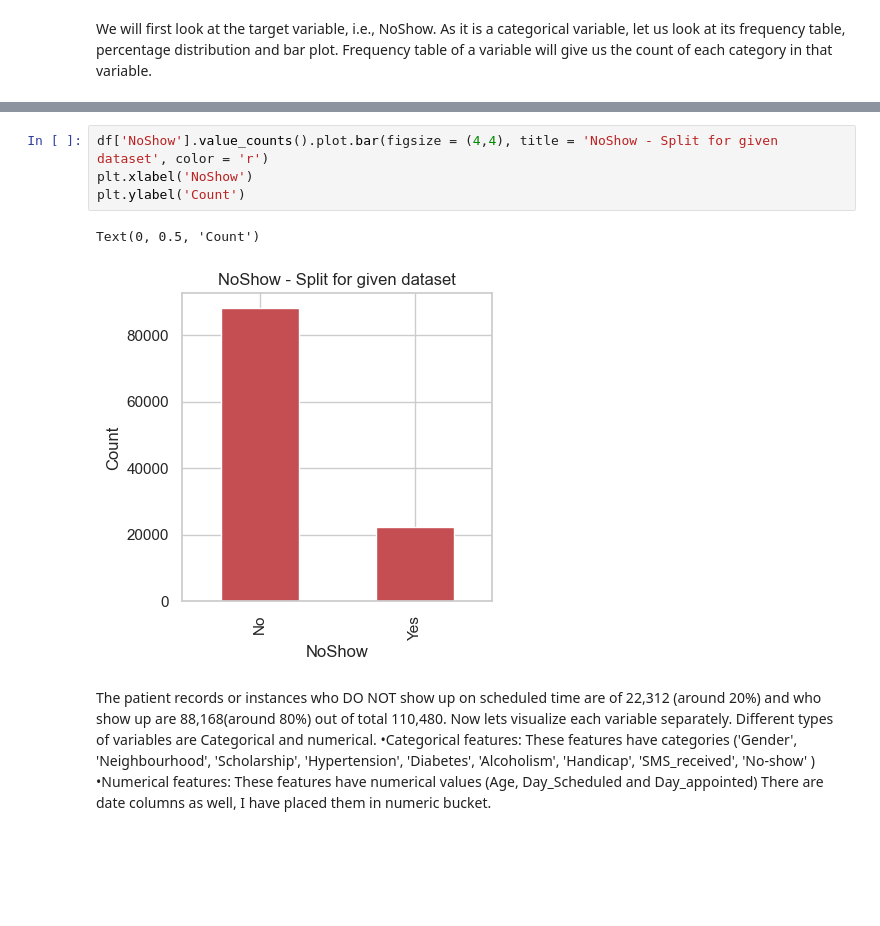
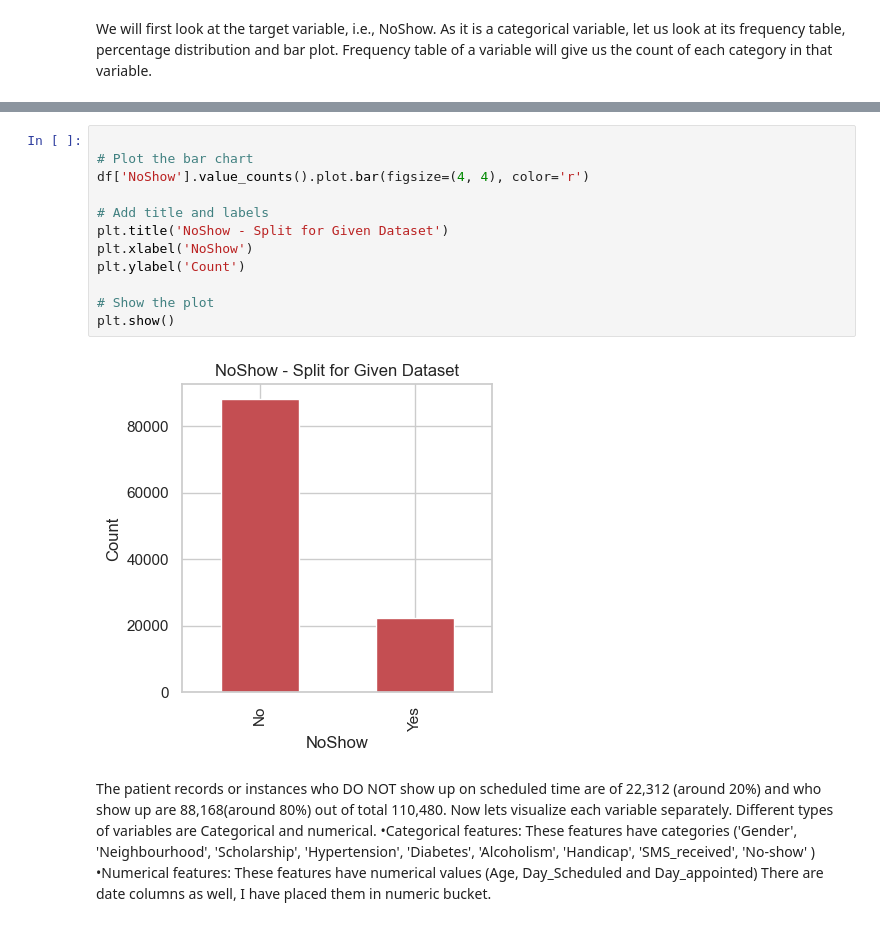
Before and after one commit to tranthuy0696/Project-Investigate-a-Dataset, a Jupyter notebook: Investigate_a_Dataset.ipynb, the cells around one changed output, grey strips where cells are left out. Drawn from its saved outputs; the diff is of its cells as text; blank space fills up the shorter version.

```diff
--- a/Investigate_a_Dataset.ipynb
+++ b/Investigate_a_Dataset.ipynb
@@ -611,11 +639,18 @@ Yes    0.201933
 Name: NoShow, dtype: float64
 # %%
-df['NoShow'].value_counts().plot.bar(figsize = (4,4), title = 'NoShow - Split for given dataset', color = 'r')
+
+# Plot the bar chart
+df['NoShow'].value_counts().plot.bar(figsize=(4, 4), color='r')
+
+# Add title and labels
+plt.title('NoShow - Split for Given Dataset')
 plt.xlabel('NoShow')
 plt.ylabel('Count')
+
+# Show the plot
+plt.show()
 # %% [output]
-Text(0, 0.5, 'Count')
-[figure, old version]
+[figure, new version]
 # %% [markdown]
 The patient records or instances who DO NOT show up on scheduled time are of 22,312 (around 20%) and who show up are 88,168(around 80%) out of total 110,480.
 Now lets visualize each variable separately. Different types of variables are Categorical and numerical.
```
Also changed, not shown: parts of 22 cells of this notebook, 1 other file.
